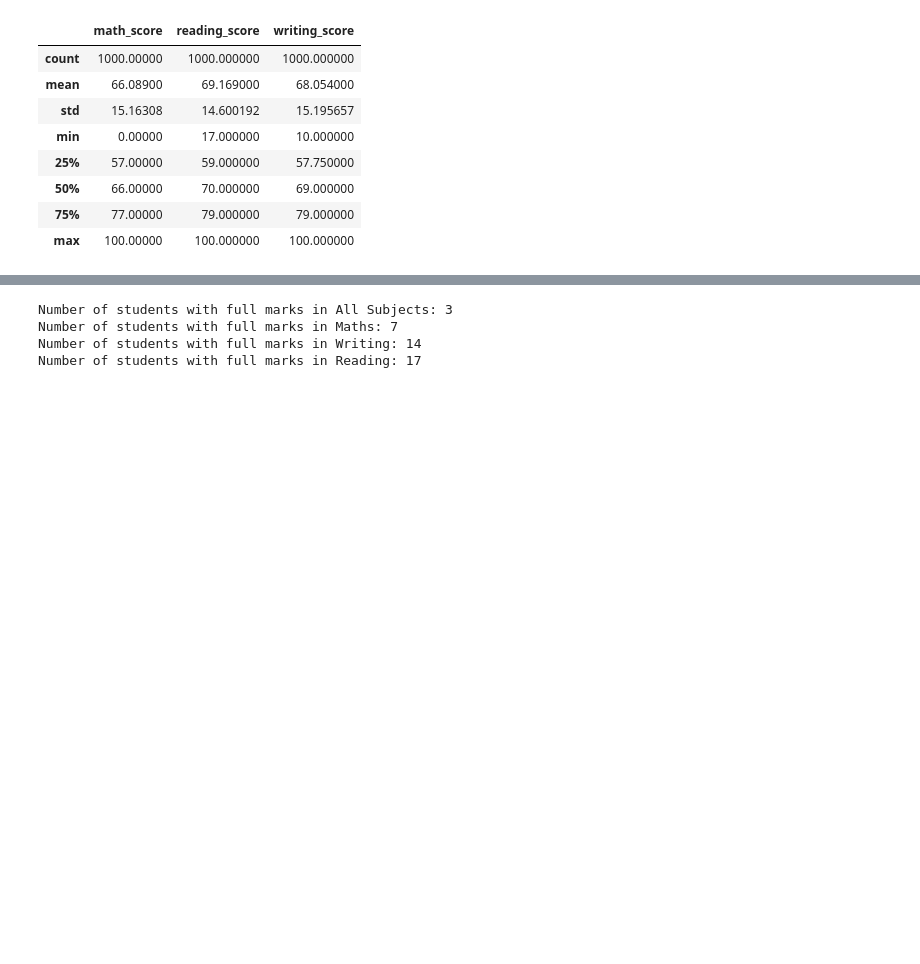
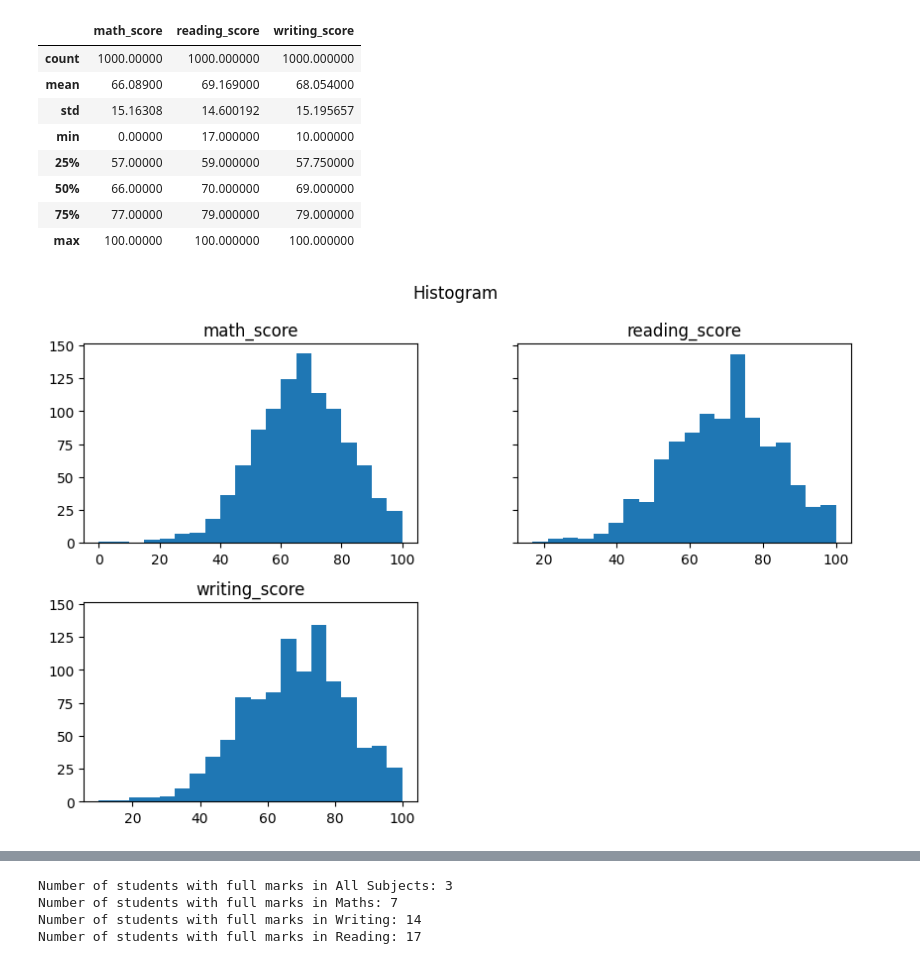
Before and after one commit to durrlov/mlproject, a Jupyter notebook: notebook/EDA.ipynb, the cells around one changed output, grey strips where cells are left out. Saved outputs shown, nothing was run; the diff lists cells and outputs as text; code cells hidden in the pictures; blank space fills up the shorter version.

```diff
--- a/notebook/EDA.ipynb
+++ b/notebook/EDA.ipynb
@@ -146,3 +167,12 @@ df[numerical_variables].describe()
 | 50% | 66.00000 | 70.000000 | 69.000000 |
 | 75% | 77.00000 | 79.000000 | 79.000000 |
 | max | 100.00000 | 100.000000 | 100.000000 |
+# %%
+df.hist(bins= 20,
+        figsize=(10,6),
+        sharey= True,
+        grid= False)
+plt.suptitle('Histogram')
+plt.show()
+# %% [output]
+[figure, added]
```
Also changed, not shown: parts of 70 cells of this notebook, 13 other files.
